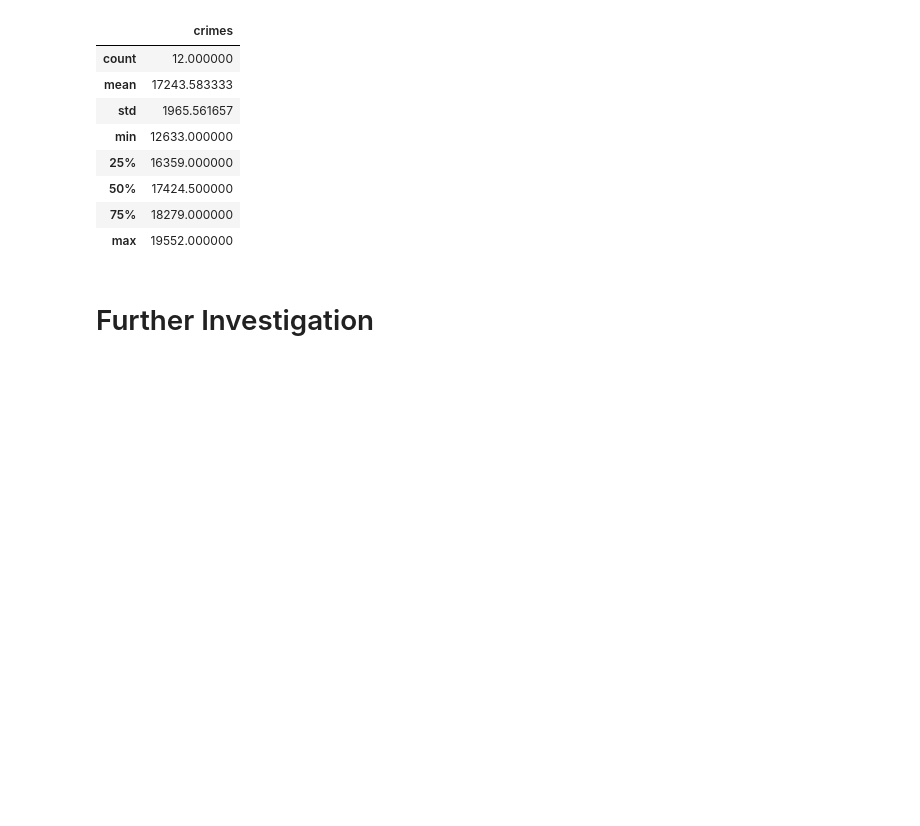
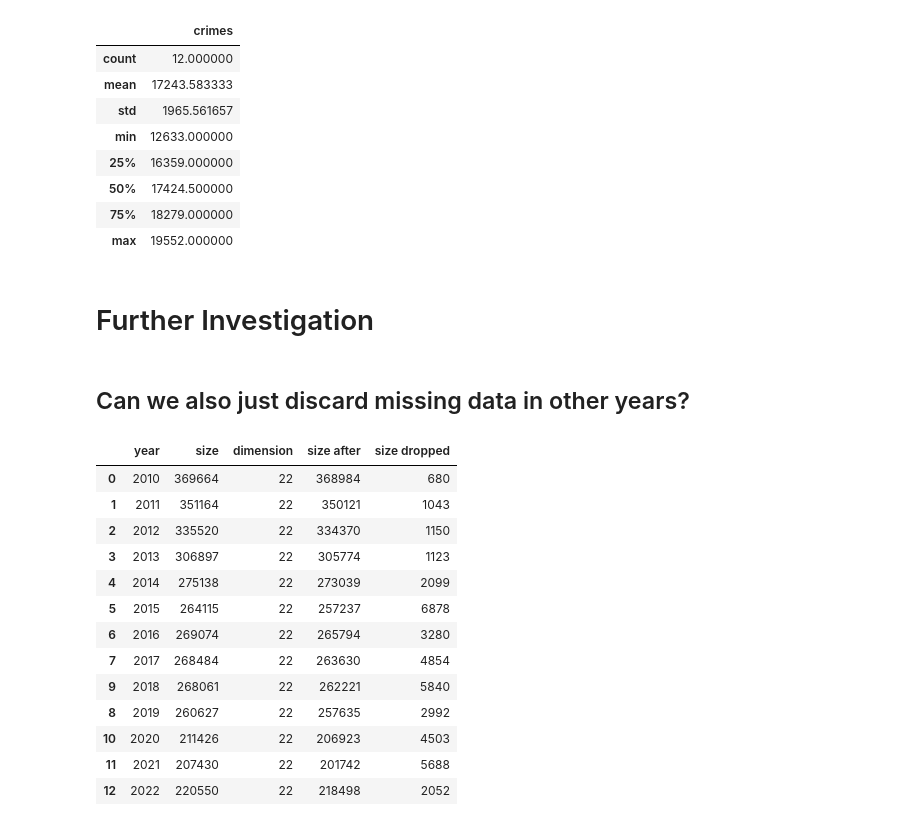
Before and after one commit to COMP5152TEAMWORK/Chicago-Crimes-Analysis, a Jupyter notebook: Chicago Crime Analysis.ipynb, the cells around one changed output. Drawn from its saved outputs; the diff is of its cells as text; code cells hidden in the pictures; blank space fills up the shorter version.

```diff
--- a/Chicago Crime Analysis.ipynb
+++ b/Chicago Crime Analysis.ipynb
@@ -309,3 +310,23 @@ crimes_month.describe()
 | max | 19552.000000 |
 # %% [markdown]
 # Further Investigation
+# %% [markdown]
+## Can we also just discard missing data in other years?
+# %%
+size_df = pd.read_csv('{}size.csv'.format(DATA_GEN_DIR)).sort_values(by=['year'])
+size_df
+# %% [output]
+|  | year | size | dimension | size after | size dropped |
+| 0 | 2010 | 369664 | 22 | 368984 | 680 |
+| 1 | 2011 | 351164 | 22 | 350121 | 1043 |
+| 2 | 2012 | 335520 | 22 | 334370 | 1150 |
+| 3 | 2013 | 306897 | 22 | 305774 | 1123 |
+| 4 | 2014 | 275138 | 22 | 273039 | 2099 |
+| 5 | 2015 | 264115 | 22 | 257237 | 6878 |
+| 6 | 2016 | 269074 | 22 | 265794 | 3280 |
+| 7 | 2017 | 268484 | 22 | 263630 | 4854 |
+| 9 | 2018 | 268061 | 22 | 262221 | 5840 |
+| 8 | 2019 | 260627 | 22 | 257635 | 2992 |
+| 10 | 2020 | 211426 | 22 | 206923 | 4503 |
+| 11 | 2021 | 207430 | 22 | 201742 | 5688 |
+| 12 | 2022 | 220550 | 22 | 218498 | 2052 |
```
Also changed, not shown: parts of 4 cells of this notebook.
